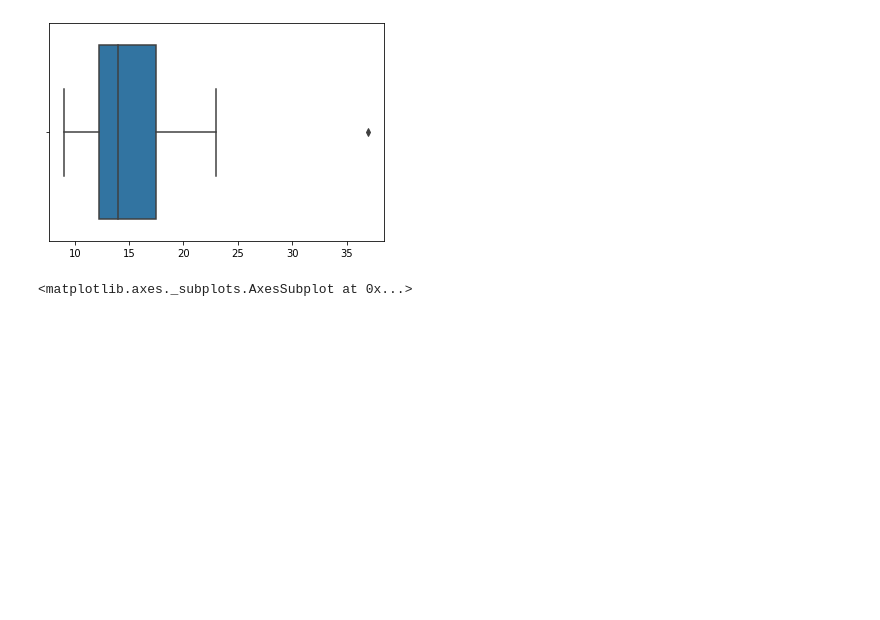
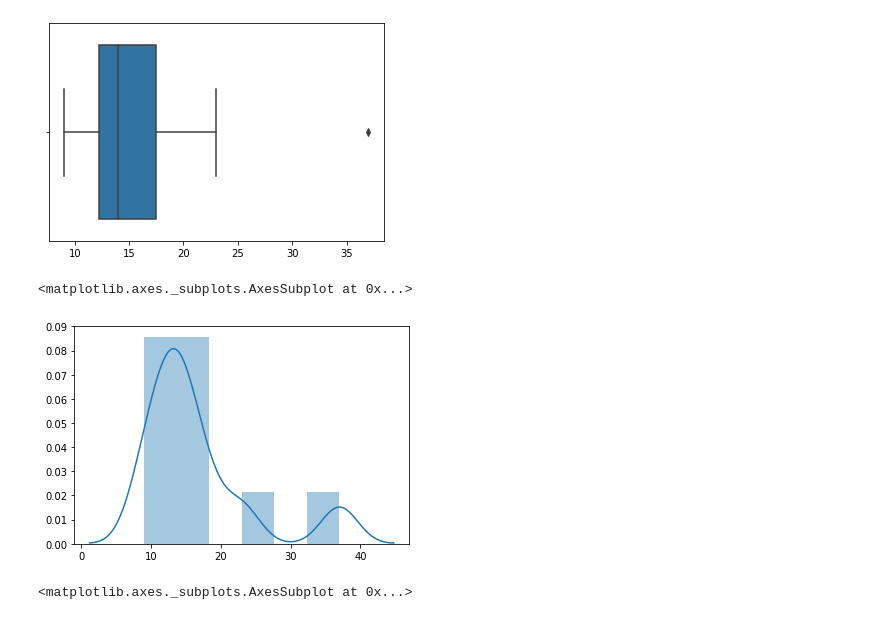
Before and after one commit to paulordie/estatisticas-ds, a Jupyter notebook: estatistica_avaliacao_01.ipynb, the cells around one changed output. Saved outputs shown, nothing was run; the diff lists cells and outputs as text; code cells hidden in the pictures; blank space fills up the shorter version.

```diff
--- a/estatistica_avaliacao_01.ipynb
+++ b/estatistica_avaliacao_01.ipynb
@@ -11,8 +8,16 @@ real_madri = [7,9,9,9,10,11,12,12,15,15]
+# %%
+paris_saint_germain = [37,23,18,16,14,14,13,12,10,9]
+real_madri = [15,15,12,12,11,10,9,9,9,7]
 # %%
 sns.boxplot(paris_saint_germain)
 # %% [output]
 <matplotlib.axes._subplots.AxesSubplot at 0x...>
 [figure]
+# %%
+sns.distplot(paris_saint_germain)
+# %% [output]
+<matplotlib.axes._subplots.AxesSubplot at 0x...>
+[figure, added]
 # %%
 sns.boxplot(real_madri)
 # %% [output]
```
Also changed, not shown: parts of 12 cells of this notebook.
